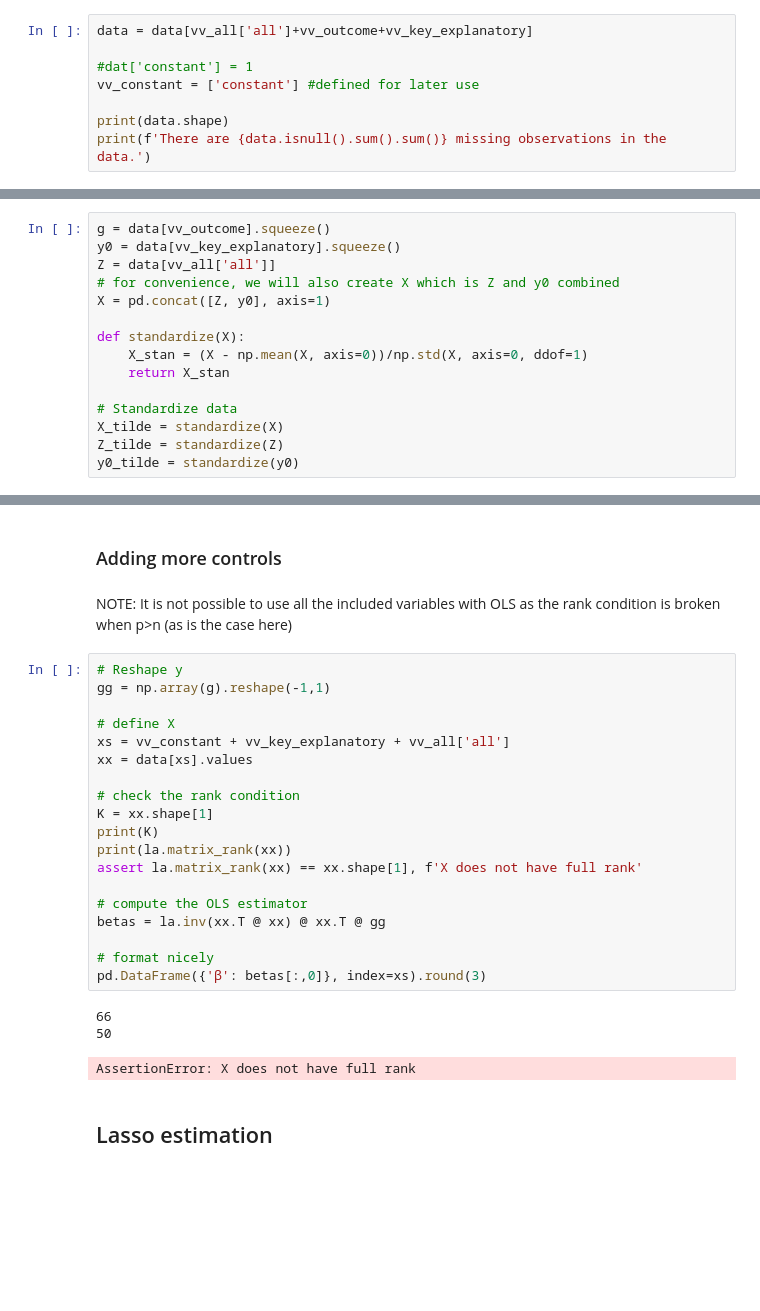
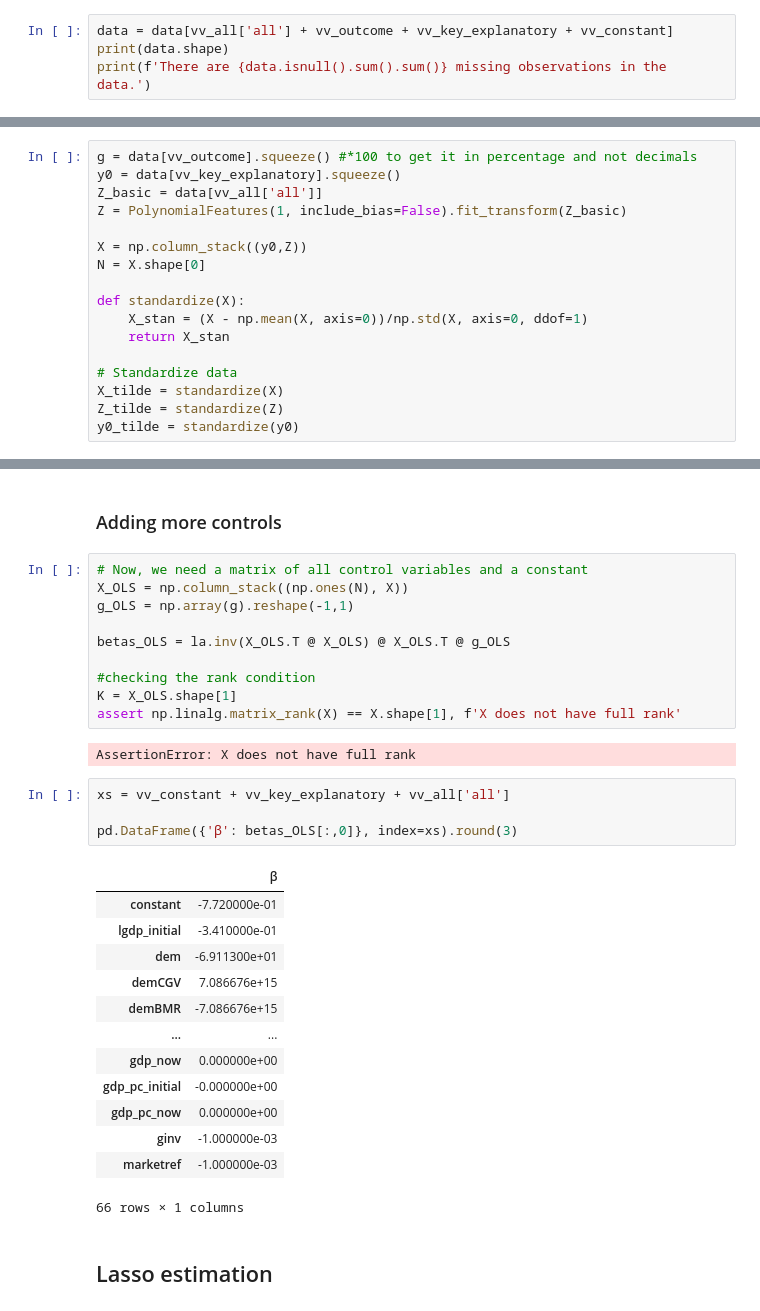
Before and after one commit to lkh927/AME-2024-Projects, a Jupyter notebook: Project 2/Project 2 old (no py.file).ipynb, the cells around one changed output, grey strips where cells are left out. Saved outputs shown, nothing was run; the diff lists cells and outputs as text; blank space fills up the shorter version.

```diff
--- a/Project 2/Project 2 old.ipynb
+++ b/Project 2/Project 2 old (no py.file).ipynb
@@ -267,9 +275,5 @@ print(dat.shape)
 # %%
-data = data[vv_all['all']+vv_outcome+vv_key_explanatory]
-
-#dat['constant'] = 1
-vv_constant = ['constant'] #defined for later use
-
+data = data[vv_all['all'] + vv_outcome + vv_key_explanatory + vv_constant]
 print(data.shape)
 print(f'There are {data.isnull().sum().sum()} missing observations in the data.')
 # %% [output]
@@ -280,9 +282,11 @@ We setup our data for analysis - i.e. group it into g (outcome variable), y0 (Ke
 # %%
-g = data[vv_outcome].squeeze()
+g = data[vv_outcome].squeeze() #*100 to get it in percentage and not decimals
 y0 = data[vv_key_explanatory].squeeze()
-Z = data[vv_all['all']]
-# for convenience, we will also create X which is Z and y0 combined
-X = pd.concat([Z, y0], axis=1)
+Z_basic = data[vv_all['all']]
+Z = PolynomialFeatures(1, include_bias=False).fit_transform(Z_basic)
+
+X = np.column_stack((y0,Z))
+N = X.shape[0]
 
 def standardize(X):
     X_stan = (X - np.mean(X, axis=0))/np.std(X, axis=0, ddof=1)
@@ -323,29 +338,34 @@ pd.DataFrame({'β': betahat[:,0]}, index=[xs]).round(3)
 # %% [markdown]
 ### Adding more controls
-# %% [markdown]
-NOTE: It is not possible to use all the included variables with OLS as the rank condition is broken when p>n (as is the case here)
-# %%
-# Reshape y
-gg = np.array(g).reshape(-1,1)
-
-# define X
-xs = vv_constant + vv_key_explanatory + vv_all['all']
-xx = data[xs].values
-
-# check the rank condition
-K = xx.shape[1]
-print(K)
-print(la.matrix_rank(xx))
-assert la.matrix_rank(xx) == xx.shape[1], f'X does not have full rank'
-
-# compute the OLS estimator
-betas = la.inv(xx.T @ xx) @ xx.T @ gg
-
-# format nicely
-pd.DataFrame({'β': betas[:,0]}, index=xs).round(3)
-# %% [output]
-66
-50
-AssertionError: X does not have full rank
+# %%
+# Now, we need a matrix of all control variables and a constant
+X_OLS = np.column_stack((np.ones(N), X))
+g_OLS = np.array(g).reshape(-1,1)
+
+betas_OLS = la.inv(X_OLS.T @ X_OLS) @ X_OLS.T @ g_OLS
+
+#checking the rank condition
+K = X_OLS.shape[1]
+assert np.linalg.matrix_rank(X) == X.shape[1], f'X does not have full rank'
+# %% [output]
+AssertionError: X does not have full rank
+# %%
+xs = vv_constant + vv_key_explanatory + vv_all['all']
+
+pd.DataFrame({'β': betas_OLS[:,0]}, index=xs).round(3)
+# %% [output]
+|  | β |
+| constant | -7.720000e-01 |
+| lgdp_initial | -3.410000e-01 |
+| dem | -6.911300e+01 |
+| demCGV | 7.086676e+15 |
+| demBMR | -7.086676e+15 |
+| ... | ... |
+| gdp_now | 0.000000e+00 |
+| gdp_pc_initial | -0.000000e+00 |
+| gdp_pc_now | 0.000000e+00 |
+| ginv | -1.000000e-03 |
+| marketref | -1.000000e-03 |
+66 rows × 1 columns
 # %% [markdown]
 ## Lasso estimation
```
Also changed, not shown: parts of 99 cells of this notebook, 4 other files.
